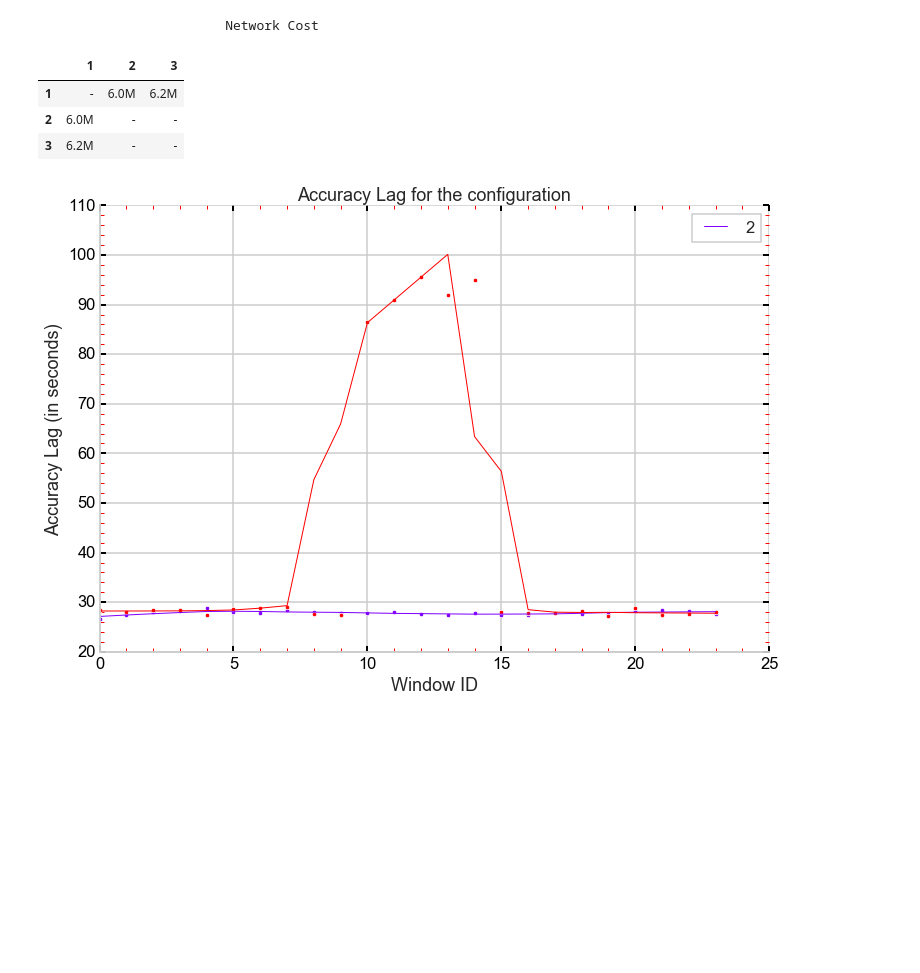
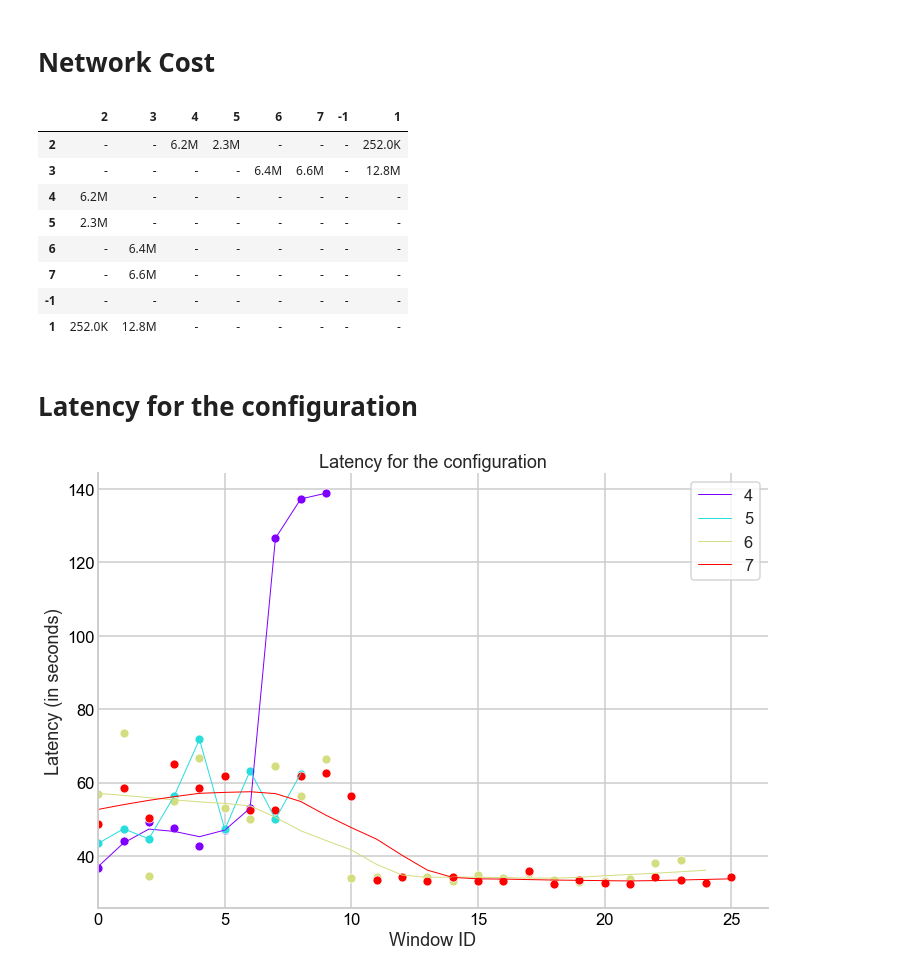
Before and after one commit to govindlahoti/TreeNN, a Jupyter notebook: evaluation/visual.ipynb, the cells around one changed output. Drawn from its saved outputs; the diff is of its cells as text; code cells hidden in the pictures; blank space fills up the shorter version.

```diff
--- a/evaluation/visual.ipynb
+++ b/evaluation/visual.ipynb
@@ -10,12 +10,14 @@ sys.path.append(os.path.abspath('../utility'))
 import yaml
 import json
 import pprint
+import tabulate
 import humanize
 import datetime
 
 import numpy as np
 import pandas as pd
 import statsmodels.api as sm
+from scipy.interpolate import interp1d
 
 import seaborn as sb
 import matplotlib.cm as cm
@@ -39,4 +41,5 @@ sb.set_style("whitegrid")
 
 stats = {}
 link_stats = {}
-accuracy_lag = None
+cloud_stats = {}
+latency = None
@@ -83,6 +129,10 @@ with open(config_file, 'r') as f:
         else:
             tree[x['id']]['parent_id'] = -1
 
+    tree[-1] = raw_data['cloud']
+    tree[-1]['parent_id'] = -1
+    tree[-1]['is_worker'] = False
+
 config = tree
 # %%
 """
@@ -242,3 +321,5 @@ Experiment duration: 25 minutes
+# %% [markdown]
+# Network Cost
 # %%
 """
 Print Link Statistics
@@ -253,60 +334,69 @@ for (s,d) in link_stats:
 
 link_matrix.fillna(value='-', inplace=True)
 
-print("\t\t\tNetwork Cost\n")
+# display(HTML(link_matrix.to_html()))
 display(HTML(link_matrix.to_html()))
 # %% [output]
-                        Network Cost
-|  | 1 | 2 | 3 |
-| 1 | - | 6.0M | 6.2M |
-| 2 | 6.0M | - | - |
-| 3 | 6.2M | - | - |
+|  | 2 | 3 | 4 | 5 | 6 | 7 | -1 | 1 |
+| 2 | - | - | 6.2M | 2.3M | - | - | - | 252.0K |
+| 3 | - | - | - | - | 6.4M | 6.6M | - | 12.8M |
+| 4 | 6.2M | - | - | - | - | - | - | - |
+| 5 | 2.3M | - | - | - | - | - | - | - |
+| 6 | - | 6.4M | - | - | - | - | - | - |
+| 7 | - | 6.6M | - | - | - | - | - | - |
+| -1 | - | - | - | - | - | - | - | - |
+| 1 | 252.0K | 12.8M | - | - | - | - | - | - |
+# %% [markdown]
+# Latency for the configuration
 # %%
 """
-Plot Accuracy Lag
+Plot Latency
 """
 
-## Reshape dictionary for visualization and filter out odd values of accuracy lag (at the end)
-modified_accuracy_lag = {}
+## Reshape dictionary for visualization and filter out odd values of latency (at the end)
+modified_latency = {}
 for node_id in config:
     if config[node_id]['is_worker']:
-        modified_accuracy_lag.update({node_id: []})
+        modified_latency.update({node_id: []})
 
-for parent_id in accuracy_lag:
-    for window_id in accuracy_lag[parent_id]:
-        for node_id in accuracy_lag[parent_id][window_id]:
-            lag = accuracy_lag[parent_id][window_id][node_id]
+for parent_id in latency:
+    for window_id in latency[parent_id]:
+        for node_id in latency[parent_id][window_id]:
+            lag = latency[parent_id][window_id][node_id]
             if lag < base_timestamp:
-                modified_accuracy_lag[node_id].append((window_id, lag))
+                modified_latency[node_id].append((window_id, lag))
+
 
 ## Graph colors
 plt.figure(figsize=(12, 8))
-base_colors = cm.rainbow(np.linspace(0, 1,len(modified_accuracy_lag))) #For the case of MNIST and one level of heirarchy
-colors = dict(list(zip(modified_accuracy_lag.keys(), base_colors)))
+base_colors = cm.rainbow(np.linspace(0, 1,len(modified_latency))) #For the case of MNIST and one level of heirarchy
+colors = dict(list(zip(modified_latency.keys(), base_colors)))
 
-for node_id in modified_accuracy_lag:
-    [window_ids, lags] = zip(*modified_accuracy_lag[node_id])
+for node_id in modified_latency:
+    if len(modified_latency[node_id]) == 0: continue
+    [window_ids, lags] = zip(*modified_latency[node_id])
     window_ids, lags = list(window_ids), list(lags)
 
     ## Scatterplot in the background
     ax = sb.scatterplot(window_ids,lags, color=colors[node_id])
 
     ## Smooth fit to the data
     lowess = sm.nonparametric.lowess(lags, window_ids, frac=0.4)
     [lowess_x, lowess_y] = list(zip(*lowess))
     plt.plot(lowess_x, lowess_y, color=colors[node_id], label=node_id)
 
 ## Axes aesthetics
 ax.tick_params(direction='in', length=6, width=2, colors='k', which='major')
 ax.tick_params(direction='in', length=4, width=1, colors='r', which='minor')
 ax.minorticks_on()
 sb.despine()
 
-plt.title('Accuracy Lag for the configuration')
+plt.title('Latency for the configuration')
 plt.xlabel('Window ID')
-plt.ylabel('Accuracy Lag (in seconds)')
+plt.ylabel('Latency (in seconds)')
 plt.xlim(0)
+plt.legend()
 plt.show()
-plt.clf()
+# plt.clf()
 # %% [output]
-[figure, old version]
+[figure, new version]
```
Also changed, not shown: parts of 13 cells of this notebook.
